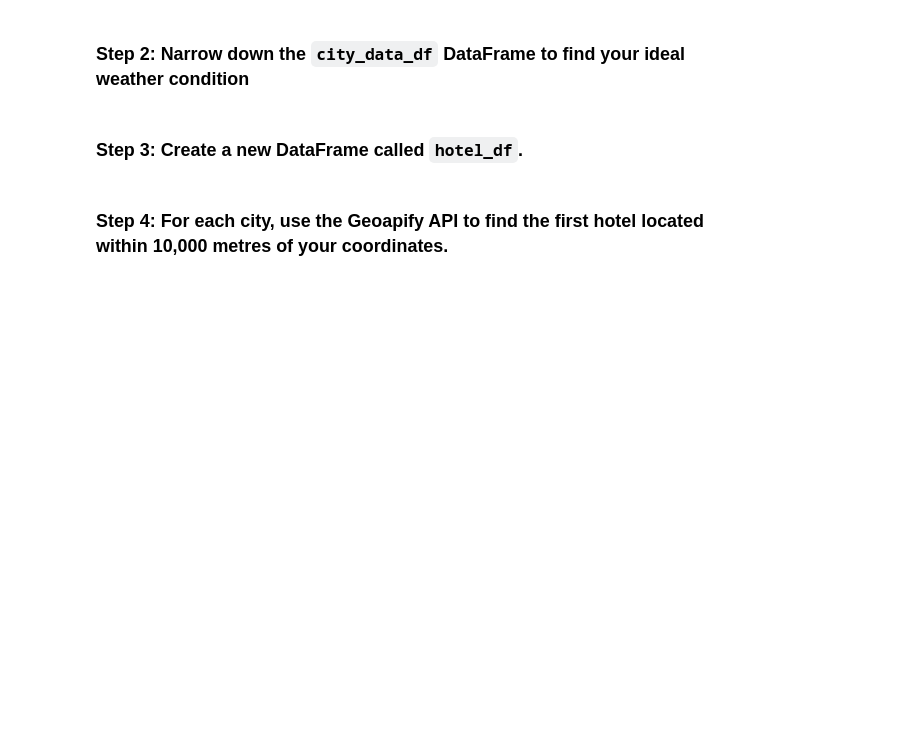
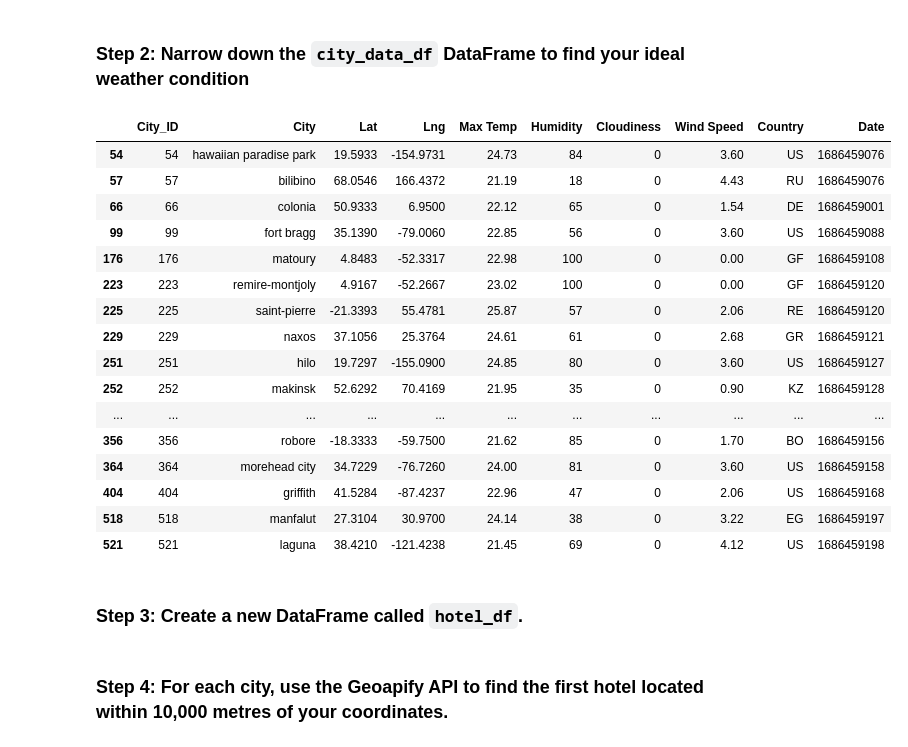
Before and after one commit to benrich322/python-api-challenge, a Jupyter notebook: WeatherPy/VacationPy.ipynb, the cells around one changed output. Saved outputs shown, nothing was run; the diff lists cells and outputs as text; code cells hidden in the pictures; blank space fills up the shorter version.

Commit message:
ideal city

```diff
--- a/WeatherPy/VacationPy.ipynb
+++ b/WeatherPy/VacationPy.ipynb
@@ -49,13 +49,31 @@ map_plot_1
 ### Step 2: Narrow down the `city_data_df` DataFrame to find your ideal weather condition
 # %%
 # Narrow down cities that fit criteria and drop any results with null values
-# YOUR CODE HERE
-
+city_data_df = city_data_df[(city_data_df["Max Temp"] > 21) & (city_data_df["Max Temp"] < 27) & (city_data_df["Wind Speed"] < 4.5) & (city_data_df["Cloudiness"] == 0)]
+city_data_df
 # Drop any rows with null values
 # YOUR CODE HERE
 
 # Display sample data
 # YOUR CODE HERE
+# %% [output]
+|  | City_ID | City | Lat | Lng | Max Temp | Humidity | Cloudiness | Wind Speed | Country | Date |
+| 54 | 54 | hawaiian paradise park | 19.5933 | -154.9731 | 24.73 | 84 | 0 | 3.60 | US | 1686459076 |
+| 57 | 57 | bilibino | 68.0546 | 166.4372 | 21.19 | 18 | 0 | 4.43 | RU | 1686459076 |
+| 66 | 66 | colonia | 50.9333 | 6.9500 | 22.12 | 65 | 0 | 1.54 | DE | 1686459001 |
+| 99 | 99 | fort bragg | 35.1390 | -79.0060 | 22.85 | 56 | 0 | 3.60 | US | 1686459088 |
+| 176 | 176 | matoury | 4.8483 | -52.3317 | 22.98 | 100 | 0 | 0.00 | GF | 1686459108 |
+| 223 | 223 | remire-montjoly | 4.9167 | -52.2667 | 23.02 | 100 | 0 | 0.00 | GF | 1686459120 |
+| 225 | 225 | saint-pierre | -21.3393 | 55.4781 | 25.87 | 57 | 0 | 2.06 | RE | 1686459120 |
+| 229 | 229 | naxos | 37.1056 | 25.3764 | 24.61 | 61 | 0 | 2.68 | GR | 1686459121 |
+| 251 | 251 | hilo | 19.7297 | -155.0900 | 24.85 | 80 | 0 | 3.60 | US | 1686459127 |
+| 252 | 252 | makinsk | 52.6292 | 70.4169 | 21.95 | 35 | 0 | 0.90 | KZ | 1686459128 |
+| ... | ... | ... | ... | ... | ... | ... | ... | ... | ... | ... |
+| 356 | 356 | robore | -18.3333 | -59.7500 | 21.62 | 85 | 0 | 1.70 | BO | 1686459156 |
+| 364 | 364 | morehead city | 34.7229 | -76.7260 | 24.00 | 81 | 0 | 3.60 | US | 1686459158 |
+| 404 | 404 | griffith | 41.5284 | -87.4237 | 22.96 | 47 | 0 | 2.06 | US | 1686459168 |
+| 518 | 518 | manfalut | 27.3104 | 30.9700 | 24.14 | 38 | 0 | 3.22 | EG | 1686459197 |
+| 521 | 521 | laguna | 38.4210 | -121.4238 | 21.45 | 69 | 0 | 4.12 | US | 1686459198 |
 # %% [markdown]
 ### Step 3: Create a new DataFrame called `hotel_df`.
 # %%
```
